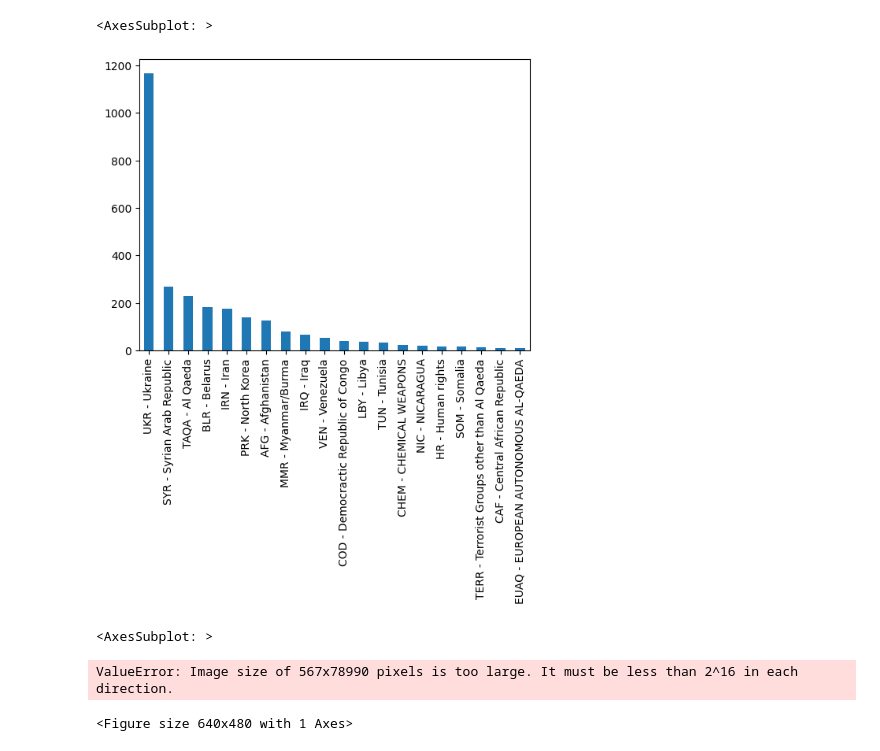
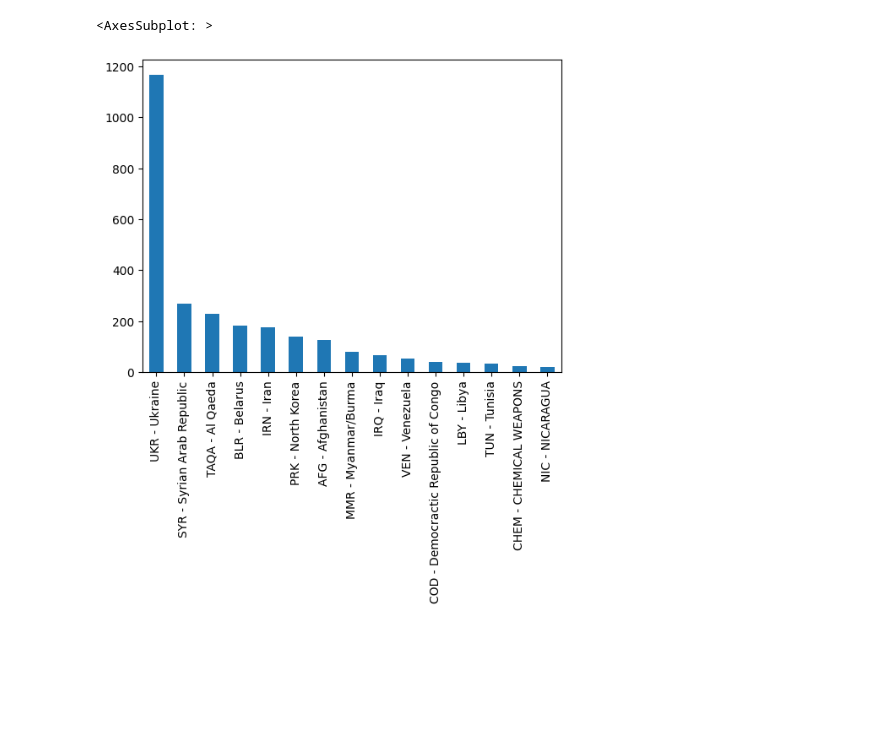
Before and after one commit to j0si/fuzzy_sanctions, a Jupyter notebook: visualisations/graphs.ipynb, the cells around one changed output. Cells and saved outputs as stored; diff of their text form; code cells hidden in the pictures; blank space fills up the shorter version.

```diff
--- a/visualisations/graphs.ipynb
+++ b/visualisations/graphs.ipynb
@@ -4,13 +4,7 @@ import matplotlib as plt
 # %%
 df = pd.read_csv('../data/EuropeanSanctions.csv')
 # %%
-df.Programme.value_counts()[:20].plot.bar()
+df.Programme.value_counts()[:15].plot.bar()
 # %% [output]
 <AxesSubplot: >
-[figure, old version]
+[figure, new version]
-# %%
-df['Programme'].value_counts().plot(kind="bar")
-# %% [output]
-<AxesSubplot: >
-ValueError: Image size of 567x78990 pixels is too large. It must be less than 2^16 in each direction.
-<Figure size 640x480 with 1 Axes>
```
Also changed, not shown: 2 other files.
